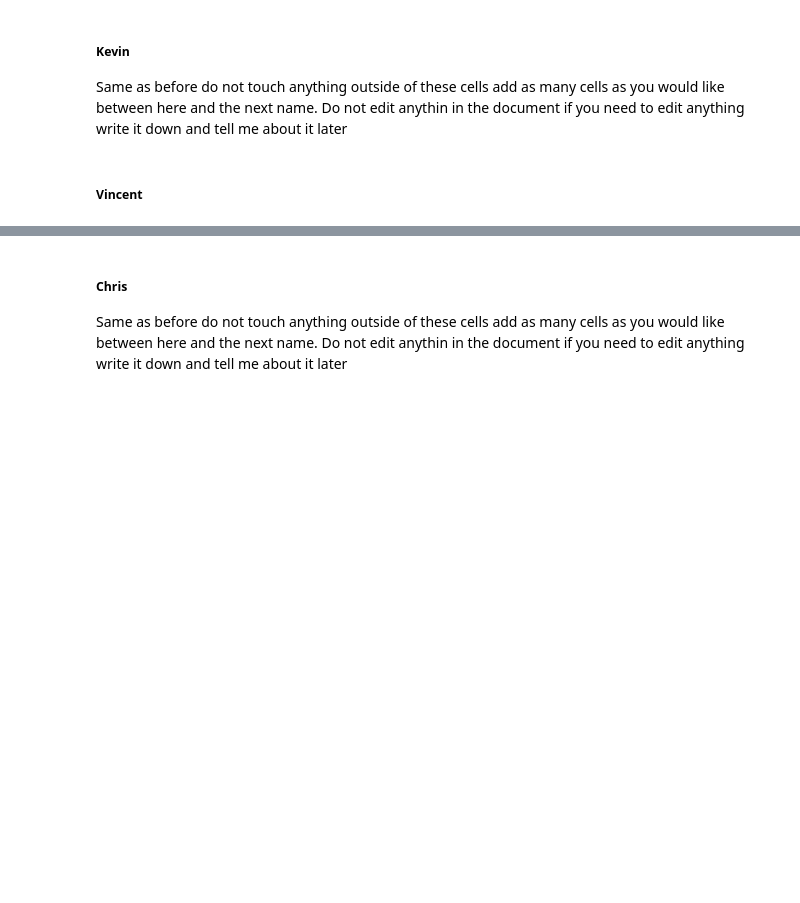
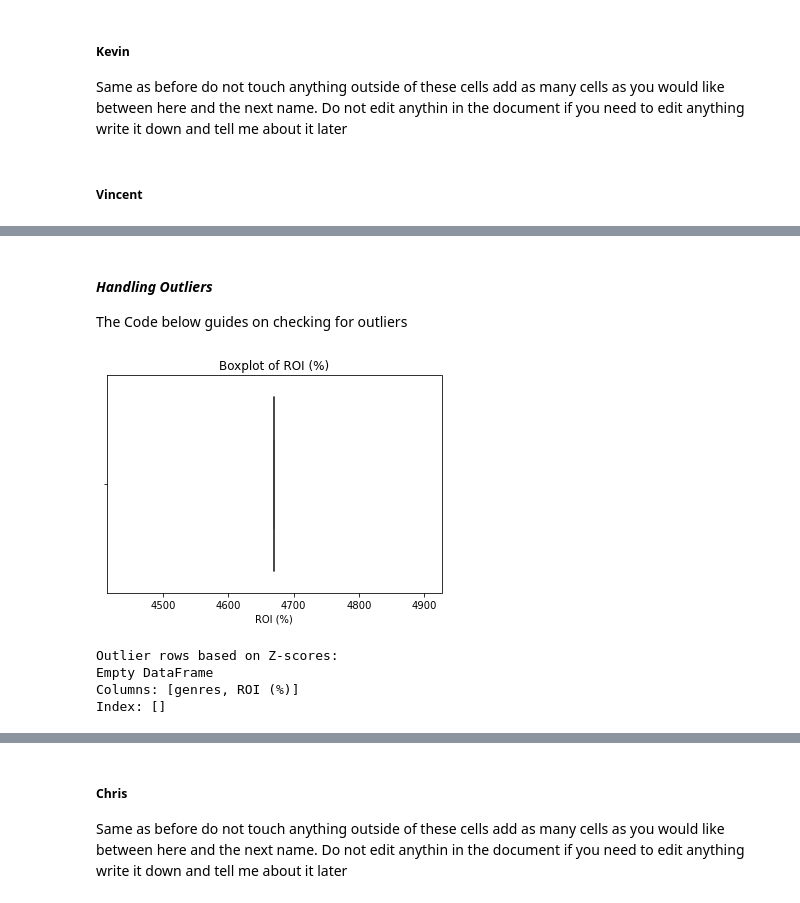
Before and after one commit to Tdoggie/phase-2-project, a Jupyter notebook: index.ipynb, the cells around one changed output, grey strips where cells are left out. Saved outputs shown, nothing was run; the diff lists cells and outputs as text; code cells hidden in the pictures; blank space fills up the shorter version.

Commit message:
Data Analysis for genre-roi relationship

```diff
--- a/index.ipynb
+++ b/index.ipynb
@@ -757,0 +760,36 @@ Same as before do not touch anything outside of these cells add as many cells as
+# %% [markdown]
+#### *Handling Outliers*
+The Code below guides on checking for outliers
+# %%
+from scipy import stats
+#Sample Data (Assuming the dataset is loaded into a DataFrame 'df')
+data = {
+    'genres': ['Cult Movies'],
+    'ROI (%)': [4670.004578]
+}
+
+df = pd.DataFrame(data)
+
+# Boxplot to visualize outliers
+plt.figure(figsize=(6, 4))
+sns.boxplot(x=df['ROI (%)'])
+plt.title('Boxplot of ROI (%)')
+plt.xlabel('ROI (%)')
+plt.show()
+
+# Calculate Z-scores to identify potential outliers
+z_scores = np.abs(stats.zscore(df[['ROI (%)']]))
+
+# Set a threshold for outliers (commonly used threshold is 3)
+outliers = (z_scores > 3)
+
+# Display rows with outliers
+outlier_rows = df[outliers.any(axis=1)]
+print("Outlier rows based on Z-scores:")
+print(outlier_rows)
+# %% [output]
+[figure, added]
+Outlier rows based on Z-scores:
+Empty DataFrame
+Columns: [genres, ROI (%)]
+Index: []
```
Also changed, not shown: parts of 16 cells of this notebook.
